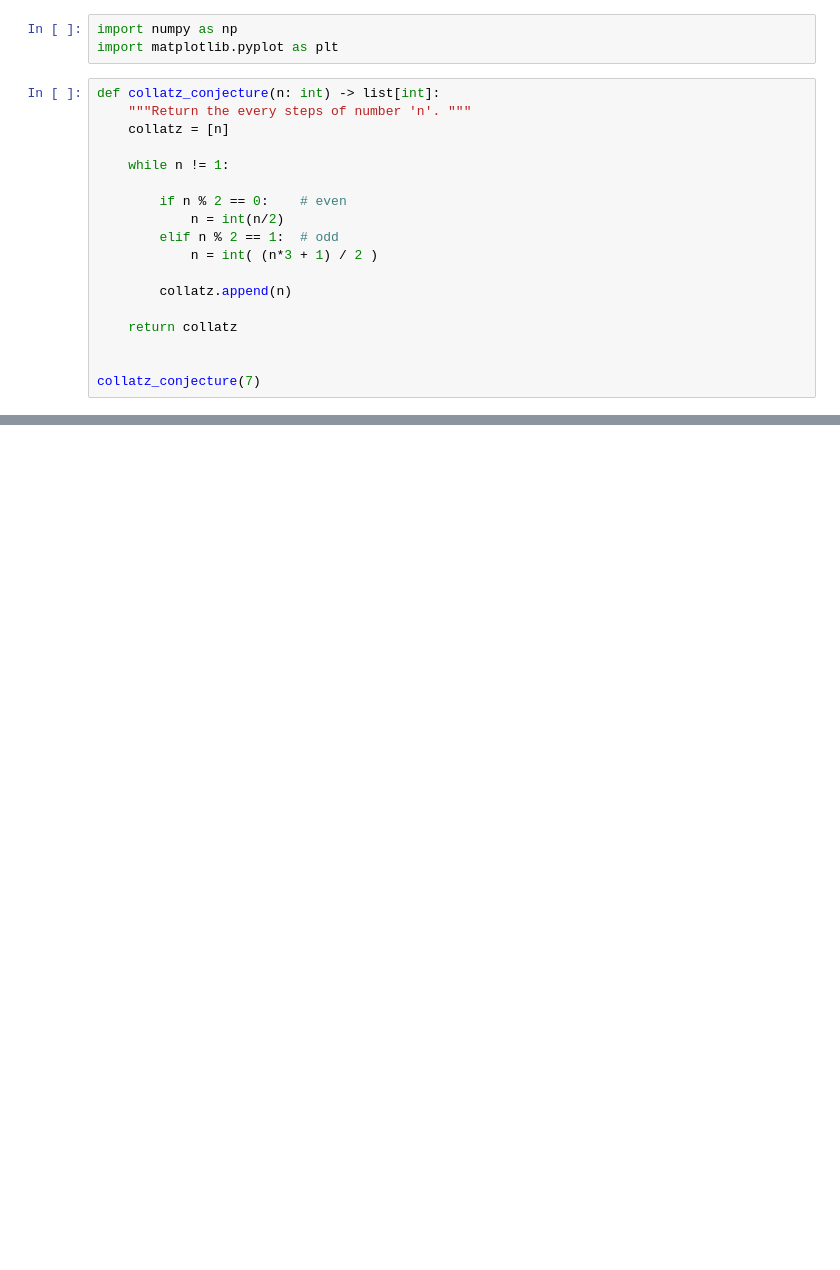
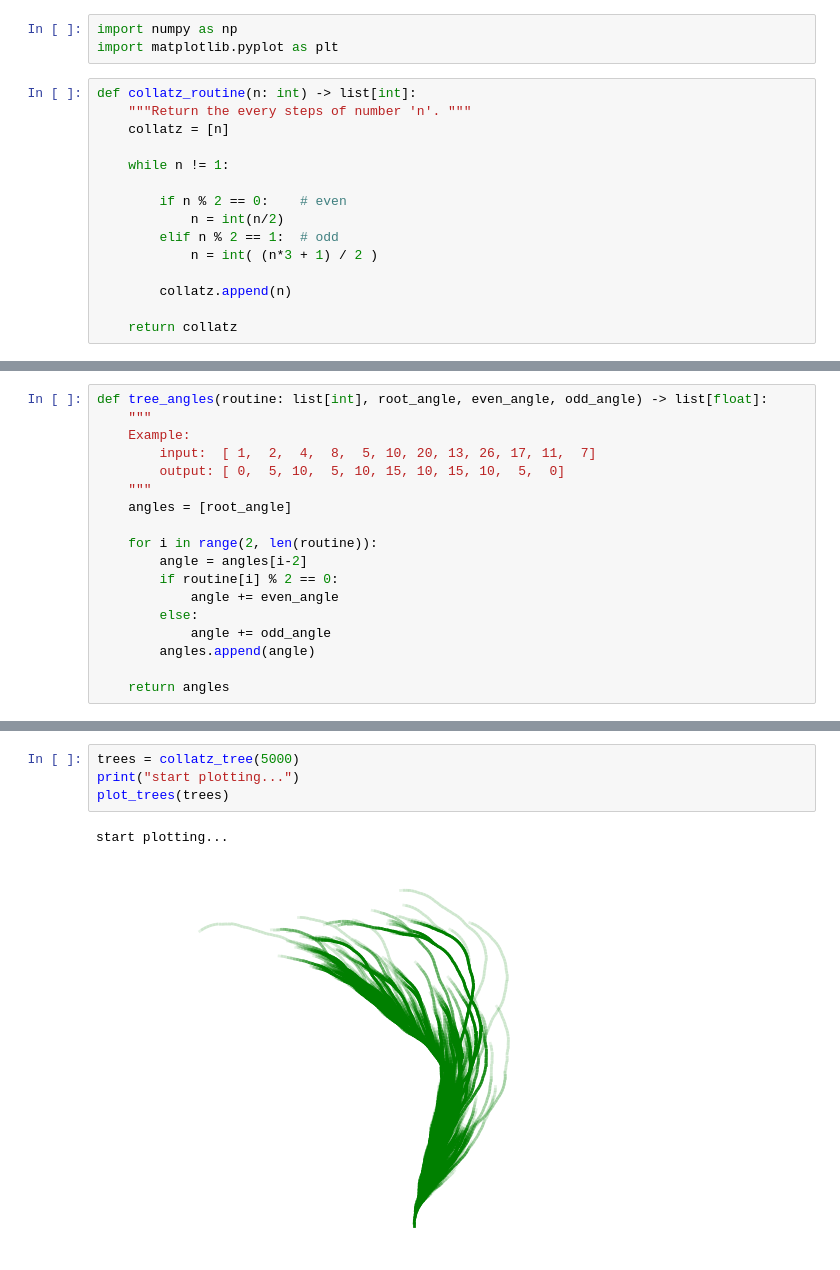
Before and after one commit to MingChingCheng/Funny-Math, a Jupyter notebook: Collatz Conjecture/Collatz_conjecture.ipynb, the cells around one changed output, grey strips where cells are left out. Cells and saved outputs as stored; diff of their text form; blank space fills up the shorter version.

```diff
--- a/Collatz Conjecture/Collatz_conjecture.ipynb
+++ b/Collatz Conjecture/Collatz_conjecture.ipynb
@@ -2,7 +2,7 @@
 import numpy as np
 import matplotlib.pyplot as plt
 # %%
-def collatz_conjecture(n: int) -> list[int]:
+def collatz_routine(n: int) -> list[int]:
     """Return the every steps of number 'n'. """
     collatz = [n]
 
@@ -16,6 +16,3 @@ def collatz_conjecture(n: int) -> list[int]:
         collatz.append(n)
 
     return collatz
-
-
-collatz_conjecture(7)
@@ -84,0 +19,18 @@ plt.quiver(u[:-1], v[:-1], u[1:], v[1:], color="b", units="xy", scale=1)
+# %%
+def tree_angles(routine: list[int], root_angle, even_angle, odd_angle) -> list[float]:
+    """
+    Example:
+        input:  [ 1,  2,  4,  8,  5, 10, 20, 13, 26, 17, 11,  7]
+        output: [ 0,  5, 10,  5, 10, 15, 10, 15, 10,  5,  0]
+    """
+    angles = [root_angle]
+
+    for i in range(2, len(routine)):
+        angle = angles[i-2]
+        if routine[i] % 2 == 0:
+            angle += even_angle
+        else:
+            angle += odd_angle
+        angles.append(angle)
+
+    return angles
@@ -84,0 +109,7 @@ plt.quiver(u[:-1], v[:-1], u[1:], v[1:], color="b", units="xy", scale=1)
+# %%
+trees = collatz_tree(5000)
+print("start plotting...")
+plot_trees(trees)
+# %% [output]
+start plotting...
+[figure, added]
```
Also changed, not shown: parts of 4 cells of this notebook.
